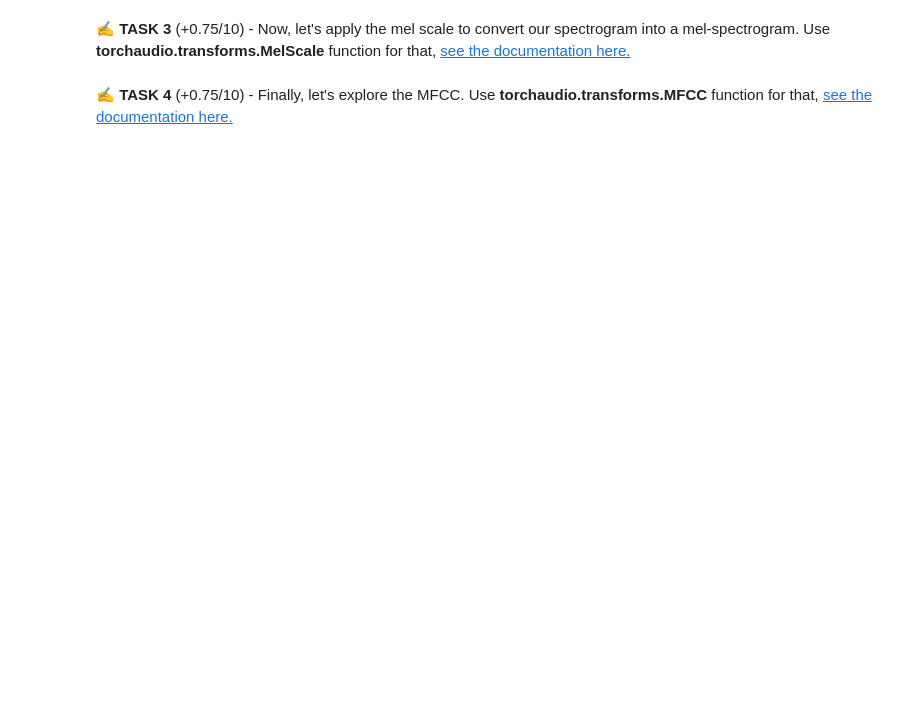
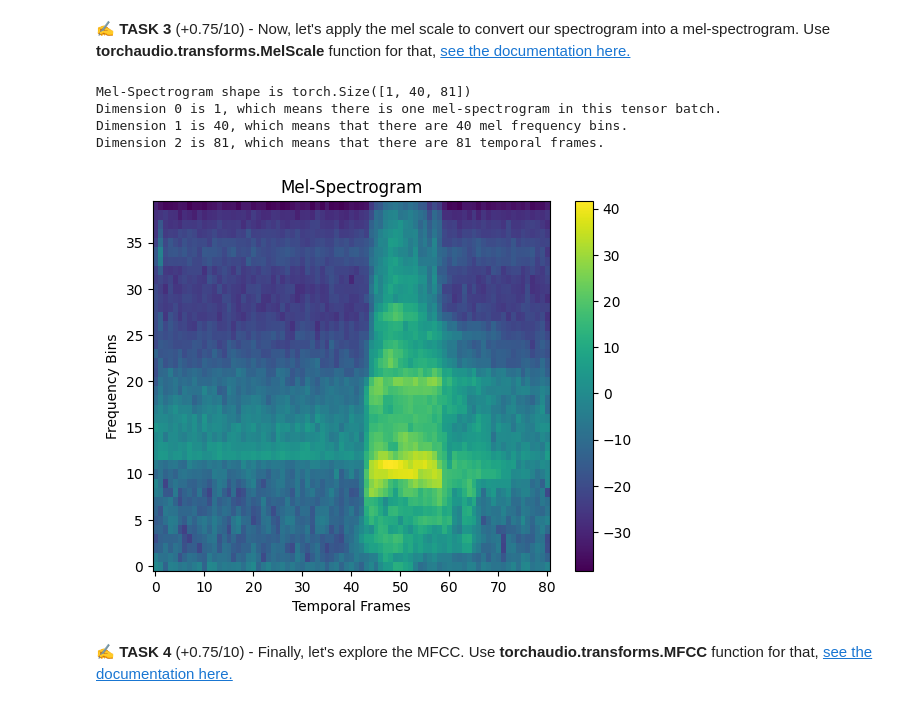
Before and after one commit to inesbroto/NLI_Chatbot, a Jupyter notebook: L4-A_Speech_Features.ipynb, the cells around one changed output. Drawn from its saved outputs; the diff is of its cells as text; code cells hidden in the pictures; blank space fills up the shorter version.

```diff
--- a/L4-A_Speech_Features.ipynb
+++ b/L4-A_Speech_Features.ipynb
@@ -182,23 +234,29 @@ plot_spectrogram(spectrogram[0, :, :], title="Spectrogram")
 # %%
 def extract_mel_spectrogram(wav, n_mels, n_fft, window_length, hop_length):
     # TASK 3: Implement mel scale transform here.
-    to_mel_scale = torchaudio.transforms.MelScale(...) #: < - implement the correct argument calls here!
+    to_mel_scale = torchaudio.transforms.MelScale(n_mels=n_mels) #: < - implement the correct argument calls here!
     spectrogram = extract_spectrogram(wav, n_fft, window_length, hop_length)
     mel_spectrogram = to_mel_scale(spectrogram)
     return mel_spectrogram
 
 # Arguments required for mel-spectrogram computation. Feel free to play with them.
 N_MELS = 40 # Number of Mel bands. Controls the number of frequency bins in the mel-spectrogram. A higher number gives more frequency detail.
 mel_spectrogram = extract_mel_spectrogram(waveform, n_mels=N_MELS, n_fft=N_FFT, window_length=WIN_LENGTH, hop_length=HOP_LENGTH)
 
 assert len(mel_spectrogram.shape) == 3
 
 print(f"Mel-Spectrogram shape is {mel_spectrogram.shape}")
 print(f"Dimension 0 is {mel_spectrogram.shape[0]}, which means there is one mel-spectrogram in this tensor batch.")
 print(f"Dimension 1 is {mel_spectrogram.shape[1]}, which means that there are {mel_spectrogram.shape[1]} mel frequency bins.")
 print(f"Dimension 2 is {mel_spectrogram.shape[2]}, which means that there are {mel_spectrogram.shape[2]} temporal frames.")
 
 plot_spectrogram(mel_spectrogram[0, :, :], title="Mel-Spectrogram")
+# %% [output]
+Mel-Spectrogram shape is torch.Size([1, 40, 81])
+Dimension 0 is 1, which means there is one mel-spectrogram in this tensor batch.
+Dimension 1 is 40, which means that there are 40 mel frequency bins.
+Dimension 2 is 81, which means that there are 81 temporal frames.
+[figure, added]
 # %% [markdown]
 ✍️ **TASK 4** (+0.75/10) - Finally, let's explore the MFCC. Use **torchaudio.transforms.MFCC** function for that, [see the documentation here.](https://pytorch.org/audio/main/generated/torchaudio.transforms.MFCC.html#torchaudio.transforms.MFCC)
 # %%
```
Also changed, not shown: parts of 11 cells of this notebook.
